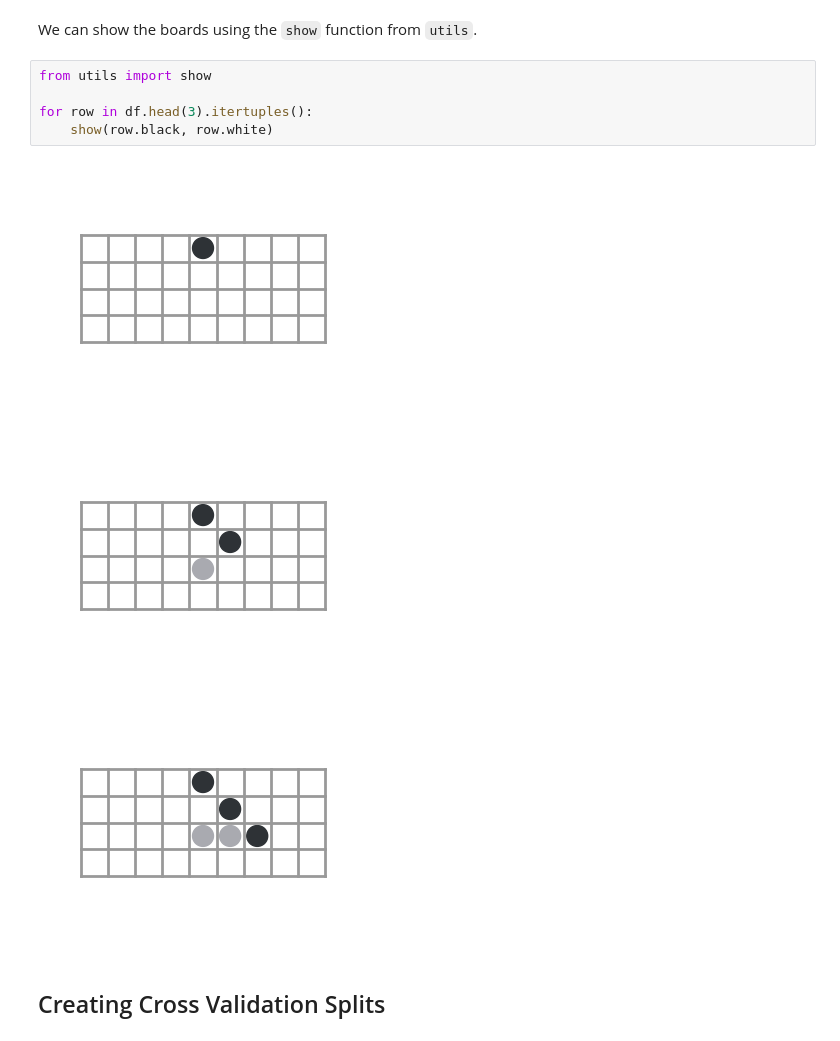
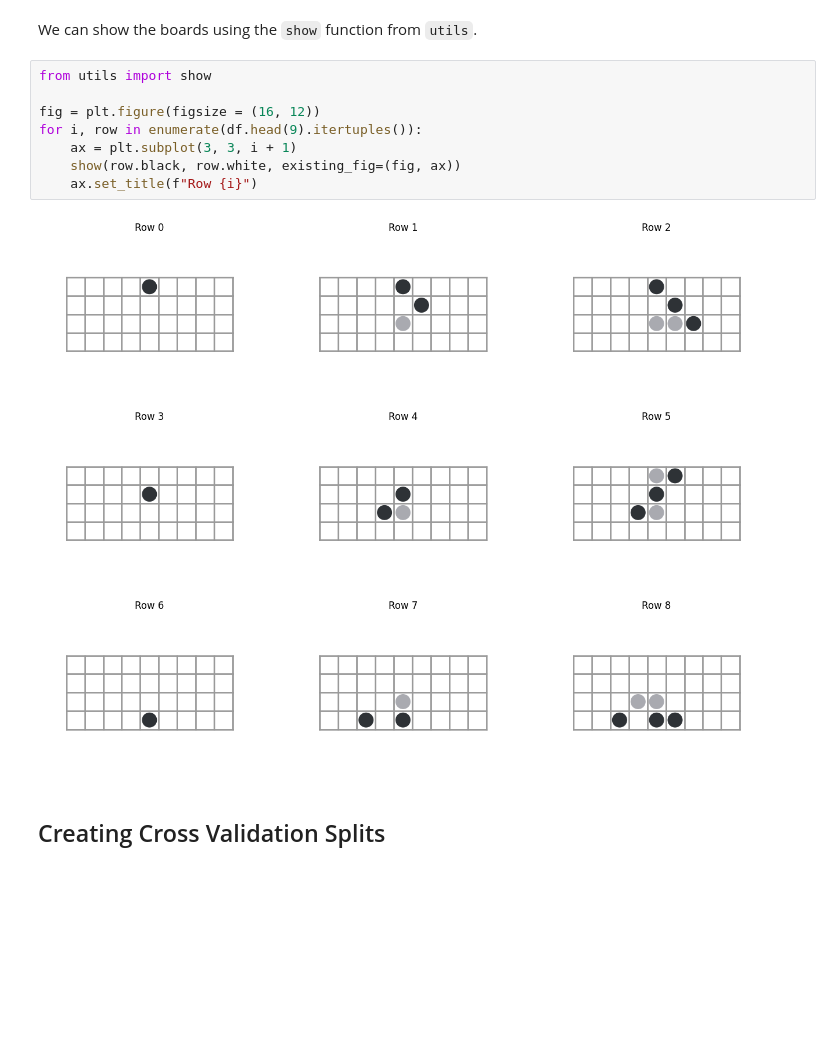
Before and after one commit to WeiJiMaLab/ninarow, a Jupyter notebook: demos/Model Fitting.ipynb, the cells around one changed output. Drawn from its saved outputs; the diff is of its cells as text; blank space fills up the shorter version.

```diff
--- a/demos/Model Fitting.ipynb
+++ b/demos/Model Fitting.ipynb
@@ -57,12 +60,13 @@ We can show the boards using the `show` function from `utils`.
 # %%
 from utils import show
 
-for row in df.head(3).itertuples():
-    show(row.black, row.white)
+fig = plt.figure(figsize = (16, 12))
+for i, row in enumerate(df.head(9).itertuples()):
+    ax = plt.subplot(3, 3, i + 1)
+    show(row.black, row.white, existing_fig=(fig, ax))
+    ax.set_title(f"Row {i}")
 # %% [output]
-[figure, old version]
+[figure, new version]
-[figure, removed]
-[figure, removed]
 # %% [markdown]
 ## Creating Cross Validation Splits
 # %% [markdown]
```
Also changed, not shown: parts of 12 cells of this notebook, 1 other file.
